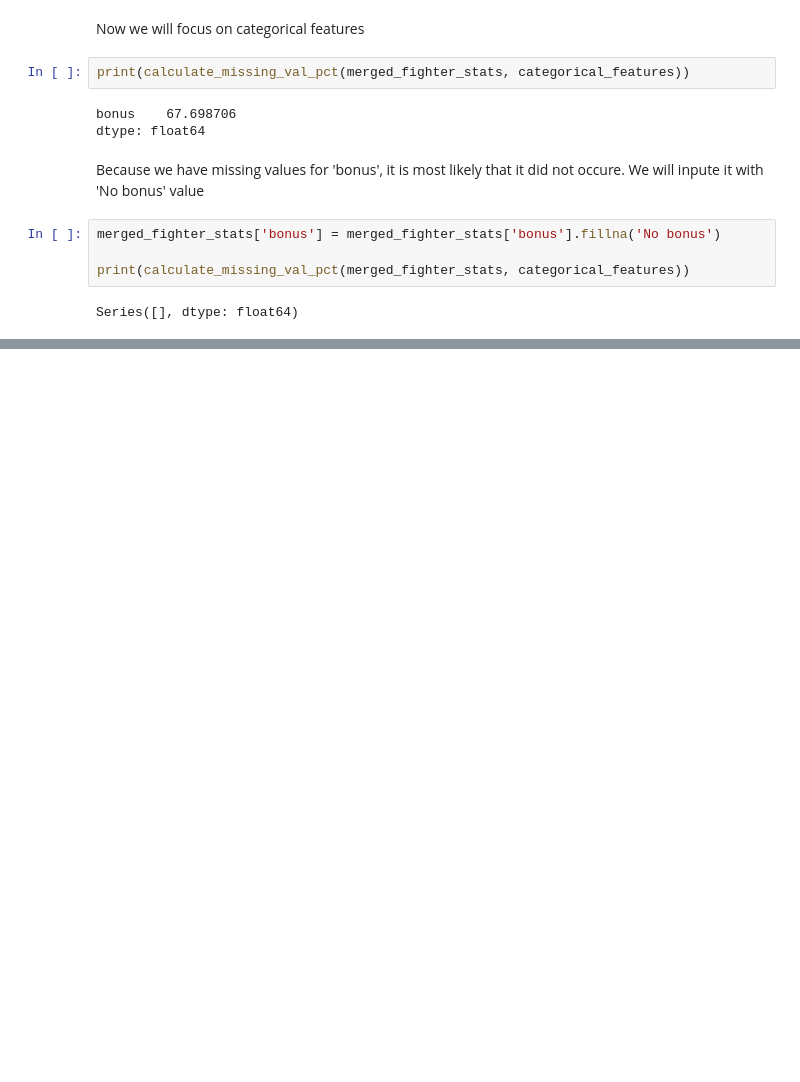
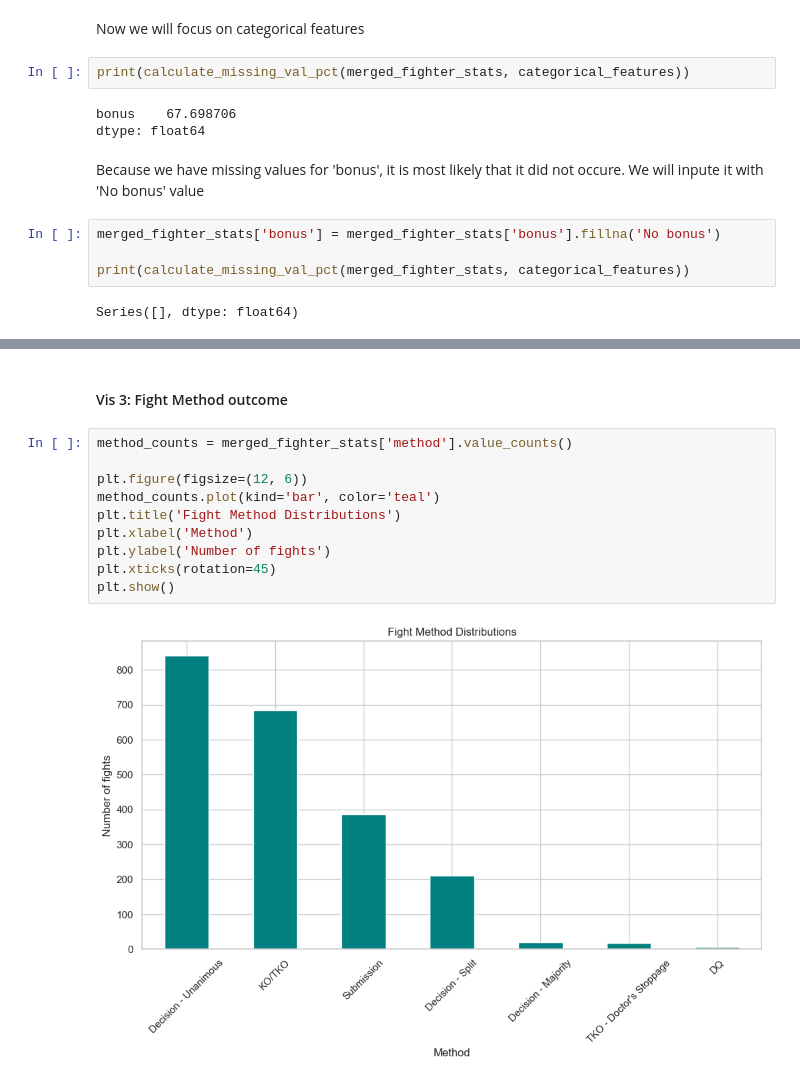
Before and after one commit to lucijaaleksic/dopp, a Jupyter notebook: Question_1.ipynb, the cells around one changed output, grey strips where cells are left out. Cells and saved outputs as stored; diff of their text form; blank space fills up the shorter version.

```diff
--- a/Question_1.ipynb
+++ b/Question_1.ipynb
@@ -789,0 +838,14 @@ merged_fighter_stats
+# %% [markdown]
+#### Vis 3: Fight Method outcome
+# %%
+method_counts = merged_fighter_stats['method'].value_counts()
+
+plt.figure(figsize=(12, 6))
+method_counts.plot(kind='bar', color='teal')
+plt.title('Fight Method Distributions')
+plt.xlabel('Method')
+plt.ylabel('Number of fights')
+plt.xticks(rotation=45)
+plt.show()
+# %% [output]
+[figure, added]
```
Also changed, not shown: parts of 27 cells of this notebook, 3 other files.
